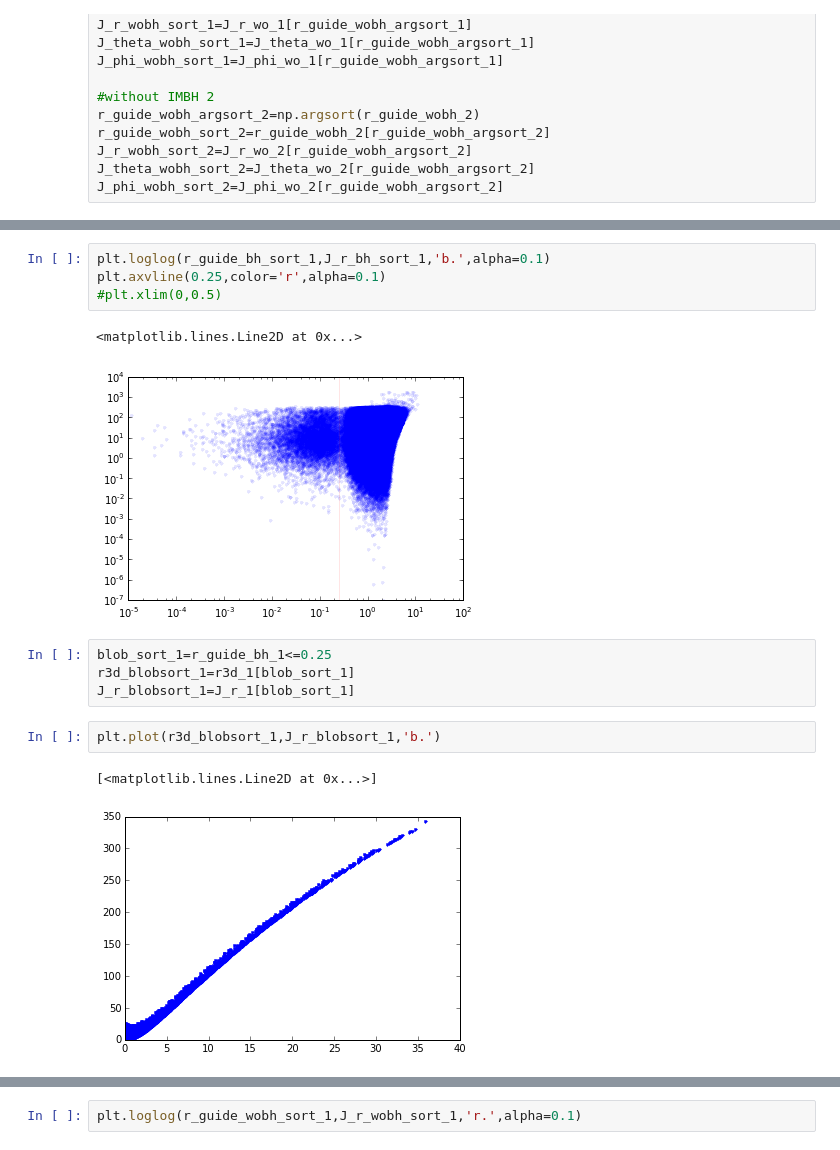
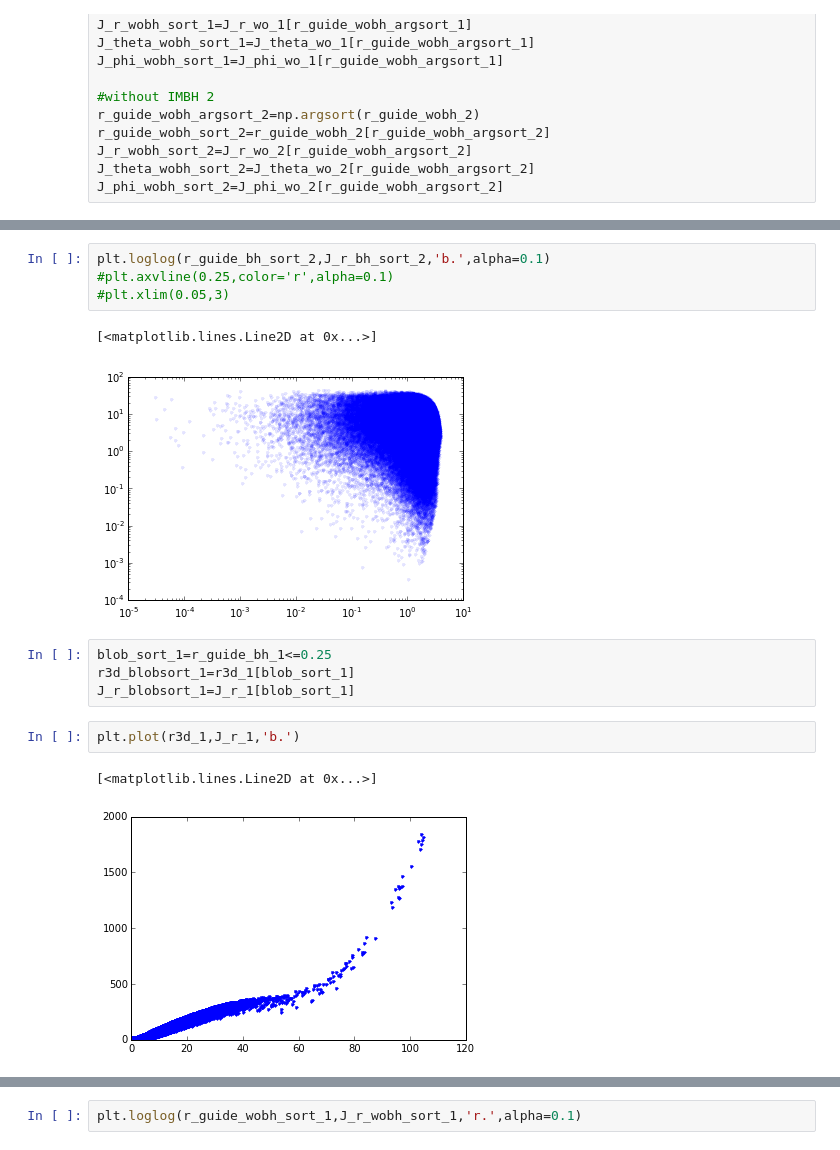
Before and after one commit to sophialilleengen/GC_actions, a Jupyter notebook: J_r_over_anisotropy_param.ipynb, the cells around one changed output, grey strips where cells are left out. Saved outputs shown, nothing was run; the diff lists cells and outputs as text.

```diff
--- a/J_r_over_anisotropy_param.ipynb
+++ b/J_r_over_anisotropy_param.ipynb
@@ -128,16 +176,16 @@ r_wo_bh_1=r_mean_wo_1/hmr_wo_bh_1
 # %%
-plt.loglog(r_guide_bh_sort_1,J_r_bh_sort_1,'b.',alpha=0.1)
-plt.axvline(0.25,color='r',alpha=0.1)
-#plt.xlim(0,0.5)
+plt.loglog(r_guide_bh_sort_2,J_r_bh_sort_2,'b.',alpha=0.1)
+#plt.axvline(0.25,color='r',alpha=0.1)
+#plt.xlim(0.05,3)
 # %% [output]
-<matplotlib.lines.Line2D at 0x...>
+[<matplotlib.lines.Line2D at 0x...>]
-[figure, old version]
+[figure, new version]
 # %%
 blob_sort_1=r_guide_bh_1<=0.25
 r3d_blobsort_1=r3d_1[blob_sort_1]
 J_r_blobsort_1=J_r_1[blob_sort_1]
 # %%
-plt.plot(r3d_blobsort_1,J_r_blobsort_1,'b.')
+plt.plot(r3d_1,J_r_1,'b.')
 # %% [output]
 [<matplotlib.lines.Line2D at 0x...>]
-[figure, old version]
+[figure, new version]
```
Also changed, not shown: parts of 19 cells of this notebook, 3 other files.
